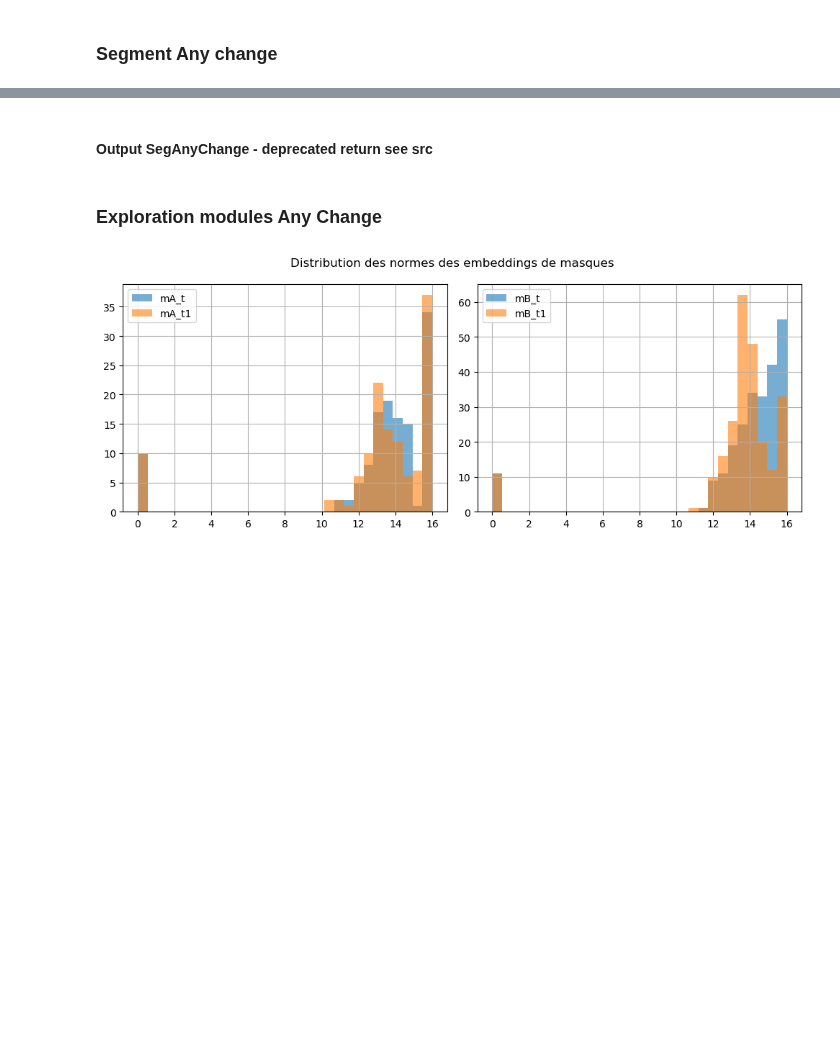
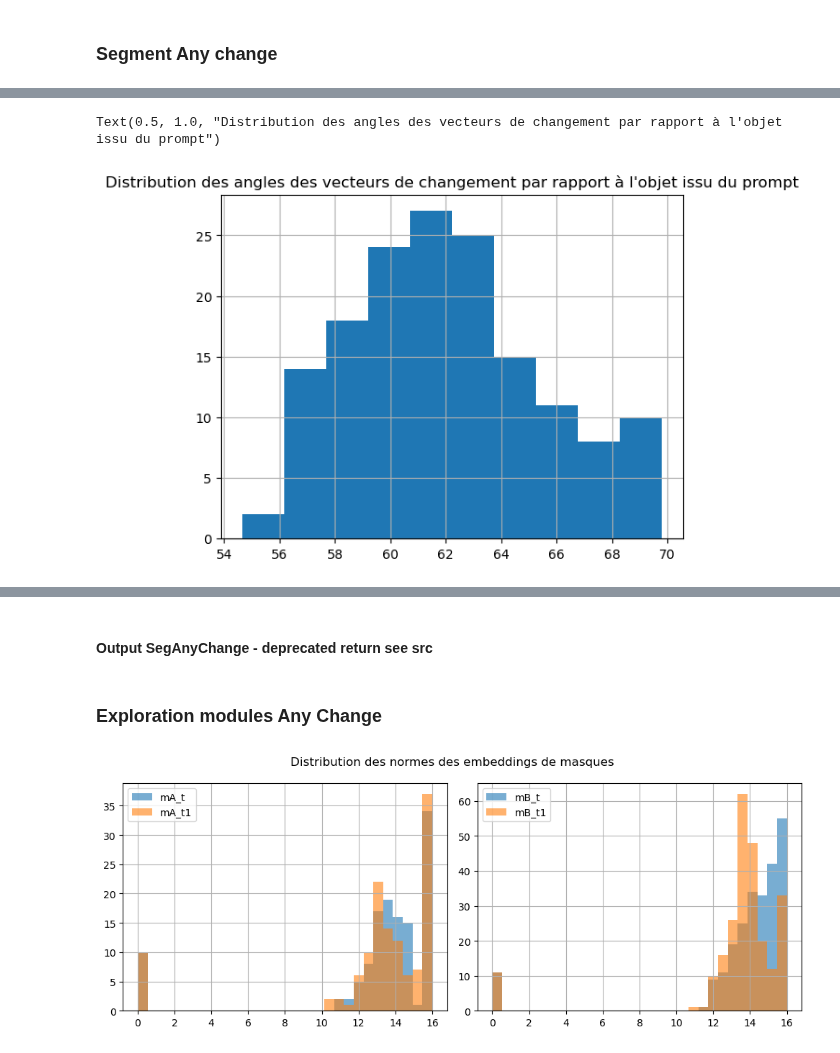
Before and after one commit to brustt/stylo_magique_intership_ign, a Jupyter notebook: notebooks/exploration/segment_any_change.ipynb, the cells around one changed output, grey strips where cells are left out. Saved outputs shown, nothing was run; the diff lists cells and outputs as text; code cells hidden in the pictures; blank space fills up the shorter version.

```diff
--- a/notebooks/exploration/segment_any_change.ipynb
+++ b/notebooks/exploration/segment_any_change.ipynb
@@ -78,0 +148,4 @@ nan values ci1 11
+# %%
+idx=45
+input_points = np.array([items_change[idx].meta["point_coords"]])
+input_labels = np.array([[1]])
@@ -78,0 +171,8 @@ nan values ci1 11
+# %%
+query_sim_angle = [_.chgt_angle for _ in  sim_obj_change]
+# %%
+pd.Series(query_sim_angle).hist()
+plt.title("Distribution des angles des vecteurs de changement par rapport à l'objet issu du prompt")
+# %% [output]
+Text(0.5, 1.0, "Distribution des angles des vecteurs de changement par rapport à l'objet issu du prompt")
+[figure, added]
```
Also changed, not shown: parts of 33 cells of this notebook, 8 other files.
